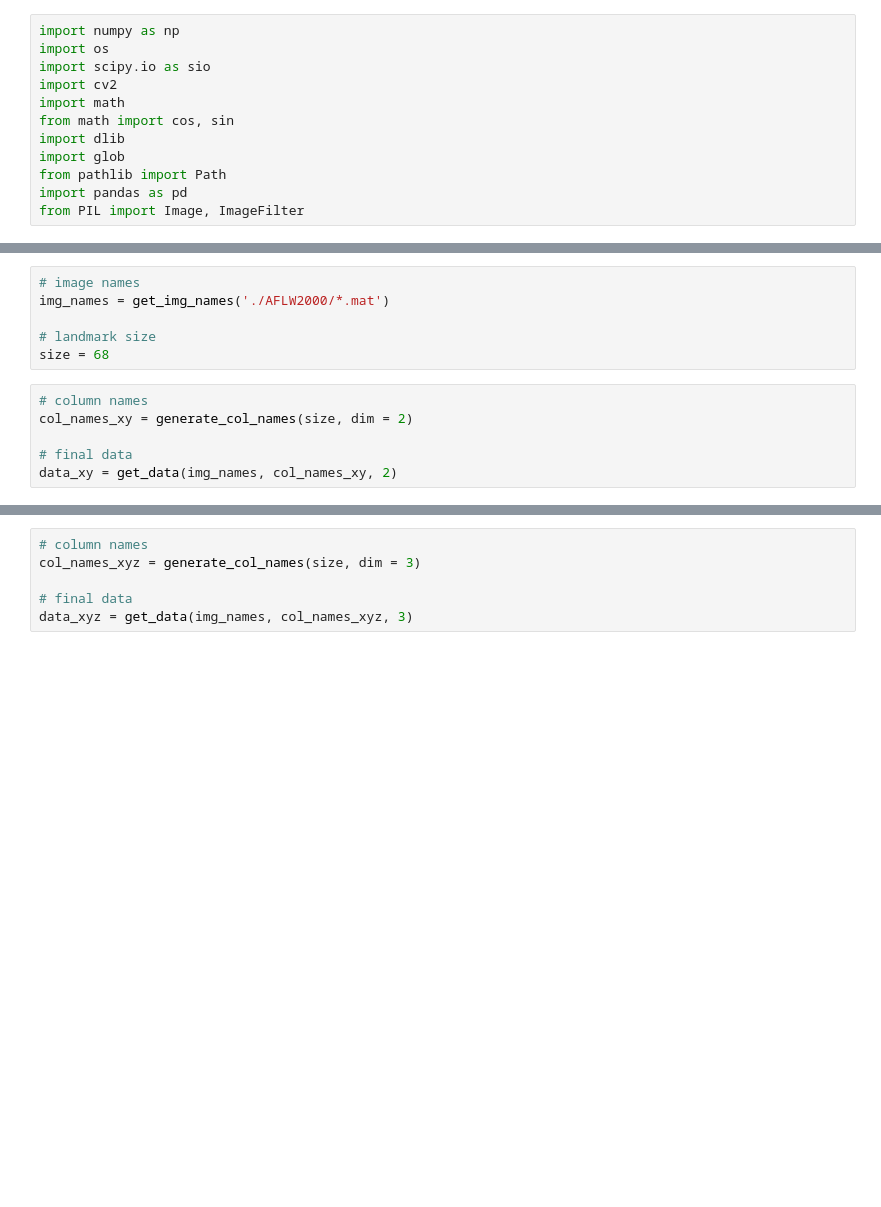
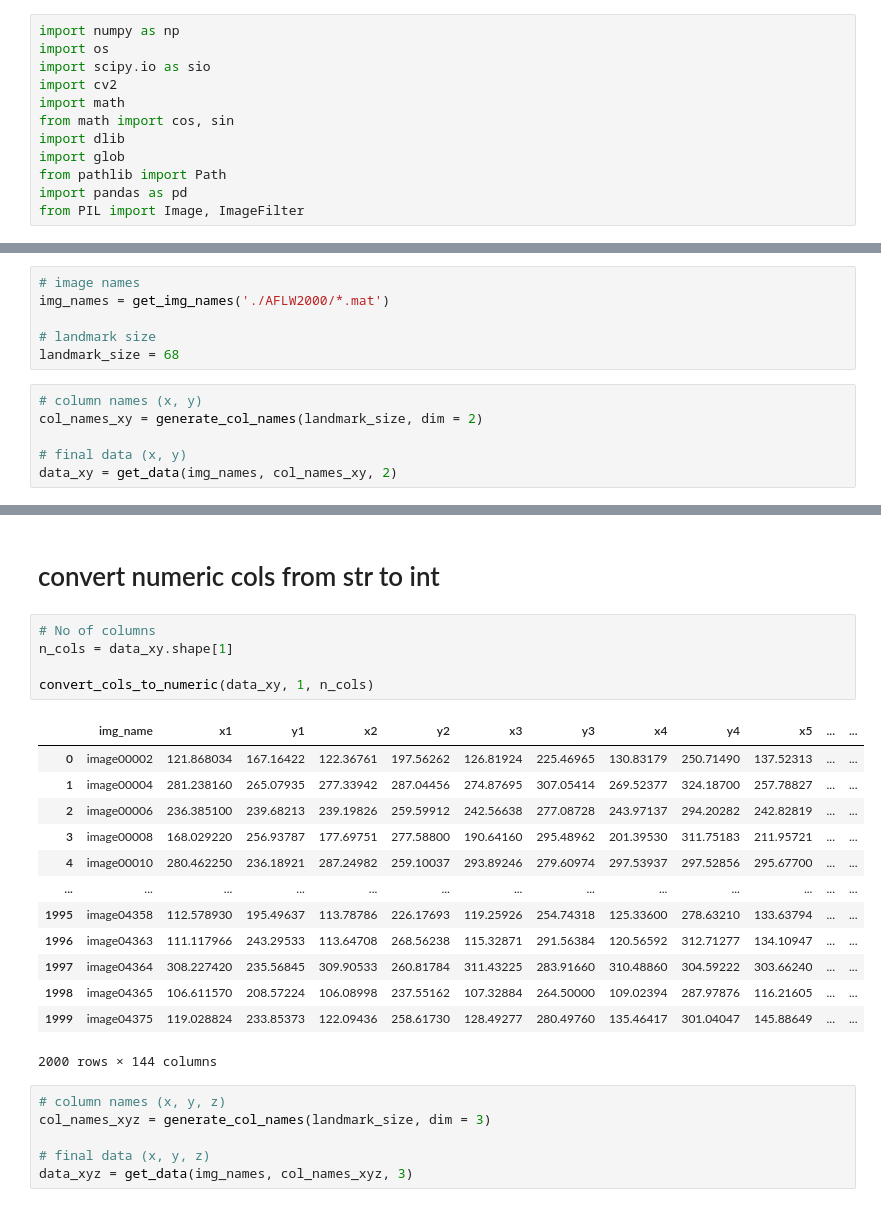
Before and after one commit to Mohamad2881/Head_Pose_Estimation, a Jupyter notebook: Generate data from mat files.ipynb, the cells around one changed output, grey strips where cells are left out. Cells and saved outputs as stored; diff of their text form; blank space fills up the shorter version.

```diff
--- a/Generate data from mat files.ipynb
+++ b/Generate data from mat files.ipynb
@@ -94,10 +150,10 @@ def get_data(imgs, col_names, dim=2):
 img_names = get_img_names('./AFLW2000/*.mat')
 
 # landmark size
-size = 68
+landmark_size = 68
 # %%
-# column names
-col_names_xy = generate_col_names(size, dim = 2)
+# column names (x, y)
+col_names_xy = generate_col_names(landmark_size, dim = 2)
 
-# final data
+# final data (x, y)
 data_xy = get_data(img_names, col_names_xy, 2)
@@ -120,6 +160,27 @@ data_xy
+# %% [markdown]
+# convert numeric cols from str to int
+# %%
+# No of columns
+n_cols = data_xy.shape[1]
+
+convert_cols_to_numeric(data_xy, 1, n_cols)
+# %% [output]
+|  | img_name | x1 | y1 | x2 | y2 | x3 | y3 | x4 | y4 | x5 | ... | ... |
+| 0 | image00002 | 121.868034 | 167.16422 | 122.36761 | 197.56262 | 126.81924 | 225.46965 | 130.83179 | 250.71490 | 137.52313 | ... | ... |
+| 1 | image00004 | 281.238160 | 265.07935 | 277.33942 | 287.04456 | 274.87695 | 307.05414 | 269.52377 | 324.18700 | 257.78827 | ... | ... |
+| 2 | image00006 | 236.385100 | 239.68213 | 239.19826 | 259.59912 | 242.56638 | 277.08728 | 243.97137 | 294.20282 | 242.82819 | ... | ... |
+| 3 | image00008 | 168.029220 | 256.93787 | 177.69751 | 277.58800 | 190.64160 | 295.48962 | 201.39530 | 311.75183 | 211.95721 | ... | ... |
+| 4 | image00010 | 280.462250 | 236.18921 | 287.24982 | 259.10037 | 293.89246 | 279.60974 | 297.53937 | 297.52856 | 295.67700 | ... | ... |
+| ... | ... | ... | ... | ... | ... | ... | ... | ... | ... | ... | ... | ... |
+| 1995 | image04358 | 112.578930 | 195.49637 | 113.78786 | 226.17693 | 119.25926 | 254.74318 | 125.33600 | 278.63210 | 133.63794 | ... | ... |
+| 1996 | image04363 | 111.117966 | 243.29533 | 113.64708 | 268.56238 | 115.32871 | 291.56384 | 120.56592 | 312.71277 | 134.10947 | ... | ... |
+| 1997 | image04364 | 308.227420 | 235.56845 | 309.90533 | 260.81784 | 311.43225 | 283.91660 | 310.48860 | 304.59222 | 303.66240 | ... | ... |
+| 1998 | image04365 | 106.611570 | 208.57224 | 106.08998 | 237.55162 | 107.32884 | 264.50000 | 109.02394 | 287.97876 | 116.21605 | ... | ... |
+| 1999 | image04375 | 119.028824 | 233.85373 | 122.09436 | 258.61730 | 128.49277 | 280.49760 | 135.46417 | 301.04047 | 145.88649 | ... | ... |
+2000 rows × 144 columns
 # %%
-# column names
-col_names_xyz = generate_col_names(size, dim = 3)
+# column names (x, y, z)
+col_names_xyz = generate_col_names(landmark_size, dim = 3)
 
-# final data
+# final data (x, y, z)
 data_xyz = get_data(img_names, col_names_xyz, 3)
```
Also changed, not shown: parts of 20 cells of this notebook.
